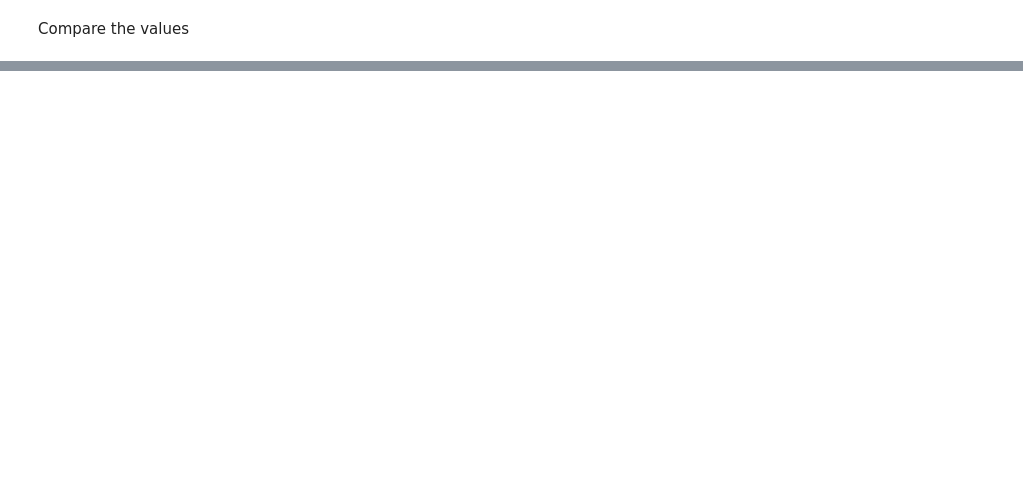
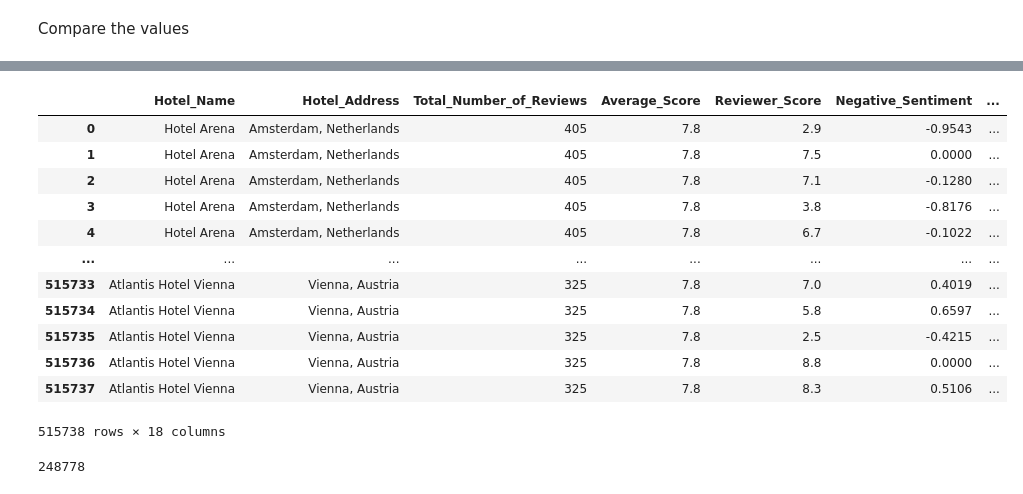
Before and after one commit to omarelwaliely/datascience, a Jupyter notebook: microsoft_beginner_ml/hotel_reviews/hotel_reviews.ipynb, the cells around one changed output, grey strips where cells are left out. Saved outputs shown, nothing was run; the diff lists cells and outputs as text; code cells hidden in the pictures; blank space fills up the shorter version.

Commit message:
fixed bugs finished sentiment analysis

```diff
--- a/microsoft_beginner_ml/hotel_reviews/hotel_reviews.ipynb
+++ b/microsoft_beginner_ml/hotel_reviews/hotel_reviews.ipynb
@@ -352,3 +356,24 @@ check_reviews.value_counts()
+# %%
+reviews
+# %% [output]
+|  | Hotel_Name | Hotel_Address | Total_Number_of_Reviews | Average_Score | Reviewer_Score | Negative_Sentiment | ... |
+| 0 | Hotel Arena | Amsterdam, Netherlands | 405 | 7.8 | 2.9 | -0.9543 | ... |
+| 1 | Hotel Arena | Amsterdam, Netherlands | 405 | 7.8 | 7.5 | 0.0000 | ... |
+| 2 | Hotel Arena | Amsterdam, Netherlands | 405 | 7.8 | 7.1 | -0.1280 | ... |
+| 3 | Hotel Arena | Amsterdam, Netherlands | 405 | 7.8 | 3.8 | -0.8176 | ... |
+| 4 | Hotel Arena | Amsterdam, Netherlands | 405 | 7.8 | 6.7 | -0.1022 | ... |
+| ... | ... | ... | ... | ... | ... | ... | ... |
+| 515733 | Atlantis Hotel Vienna | Vienna, Austria | 325 | 7.8 | 7.0 | 0.4019 | ... |
+| 515734 | Atlantis Hotel Vienna | Vienna, Austria | 325 | 7.8 | 5.8 | 0.6597 | ... |
+| 515735 | Atlantis Hotel Vienna | Vienna, Austria | 325 | 7.8 | 2.5 | -0.4215 | ... |
+| 515736 | Atlantis Hotel Vienna | Vienna, Austria | 325 | 7.8 | 8.8 | 0.0000 | ... |
+| 515737 | Atlantis Hotel Vienna | Vienna, Austria | 325 | 7.8 | 8.3 | 0.5106 | ... |
+515738 rows × 18 columns
+# %%
+check_reviews = reviews[(reviews['Positive_Sentiment'] < 0) | reviews['Negative_Sentiment'] > 0]
+print(1- reviews.shape[0]/check_reviews.shape[0])
+# %% [output]
+248778
 # %%
 reviews = reviews[["Hotel_Name", "Hotel_Address", "Total_Number_of_Reviews", "Average_Score", "Reviewer_Score", "Negative_Sentiment", "Positive_Sentiment", "Reviewer_Nationality", "Leisure_trip", "Couple", "Solo_traveler", "Business_trip", "Group", "Family_with_young_children", "Family_with_older_children", "With_a_pet", "Negative_Review", "Positive_Review"]]
 reviews.to_csv("Hotel_Reviews_NLP.csv", index = False)
```
Also changed, not shown: parts of 6 cells of this notebook, 1 other file.
